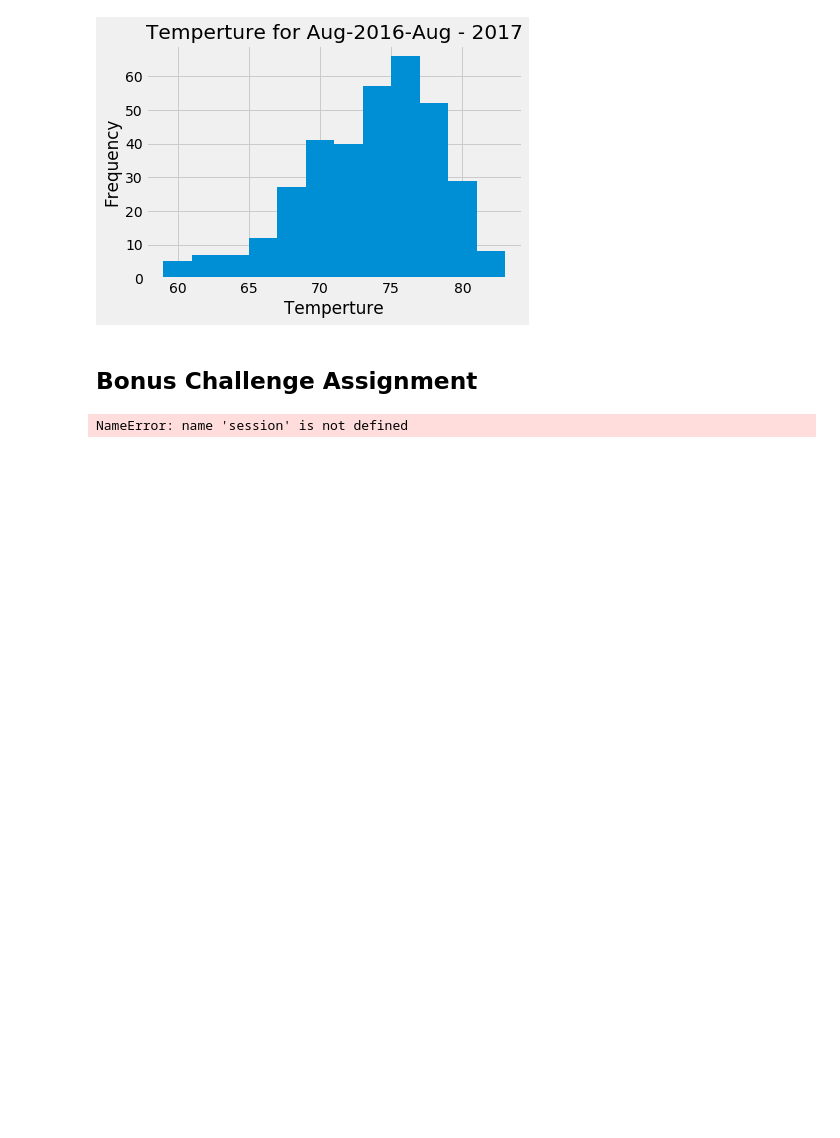
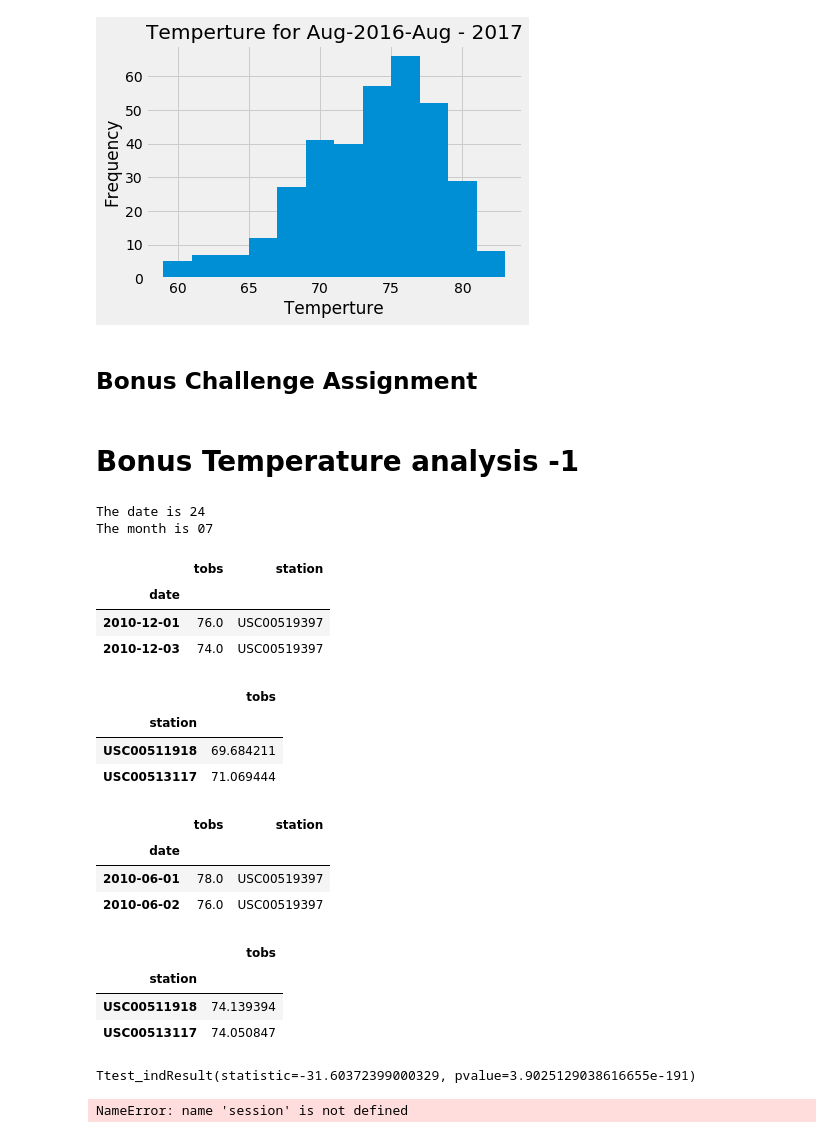
Before and after one commit to momotazmahinkhan/sqlalchemy-challenge, a Jupyter notebook: climate_starter.ipynb, the cells around one changed output. Cells and saved outputs as stored; diff of their text form; code cells hidden in the pictures; blank space fills up the shorter version.

```diff
--- a/climate_starter.ipynb
+++ b/climate_starter.ipynb
@@ -205,3 +205,63 @@ plt.show()
+# %% [markdown]
+# Bonus Temperature analysis -1
+# %%
+# Parse out just the day from the datetime object
+date = dt.date.today().strftime("%d")
+month = dt.date.today().strftime("%m")
+print(f"The date is {date}")
+print(f"The month is {month}")
+# %% [output]
+The date is 24
+The month is 07
+# %%
+# Query for all dates matching the month December
+#Tempertaure Analysis-1
+month_str = "12"
+Dec = session.query(Measurement.date, Measurement.tobs,Measurement.station ).\
+    filter(func.strftime("%m", Measurement.date) == month_str).all()
+dec_df = pd.DataFrame(Dec).set_index('date')
+dec_df.head(2)
+# %% [output]
+|  | tobs | station |
+| date |  |  |
+| 2010-12-01 | 76.0 | USC00519397 |
+| 2010-12-03 | 74.0 | USC00519397 |
+# %%
+avg_dec = dec_df.groupby(dec_df['station']).mean()
+avg_dec.head(2)
+# %% [output]
+|  | tobs |
+| station |  |
+| USC00511918 | 69.684211 |
+| USC00513117 | 71.069444 |
+# %%
+# Query for all dates matching the month june
+# following date string in the format `%m`
+month_str = "06"
+June = session.query(Measurement.date, Measurement.tobs, Measurement.station).\
+    filter(func.strftime("%m", Measurement.date) == month_str).all()
+jun_df = pd.DataFrame(June).set_index('date')
+jun_df.head(2)
+# %% [output]
+|  | tobs | station |
+| date |  |  |
+| 2010-06-01 | 78.0 | USC00519397 |
+| 2010-06-02 | 76.0 | USC00519397 |
+# %%
+#Calculate the Avg temperature in June
+avg_jun = jun_df.groupby(jun_df['station']).mean()
+avg_jun.head(2)
+# %% [output]
+|  | tobs |
+| station |  |
+| USC00511918 | 74.139394 |
+| USC00513117 | 74.050847 |
+# %%
+#Unpaired t-Test, becuase the data deos not belongs to same group
+t_test = stats.ttest_ind(dec_df['tobs'],jun_df['tobs'])
+print(f'the t-t_test)
+# %% [output]
+Ttest_indResult(statistic=-31.60372399000329, pvalue=3.9025129038616655e-191)
 # %%
 #Bonus Temperature analysis -2
 # %%
```
Also changed, not shown: parts of 6 cells of this notebook.
